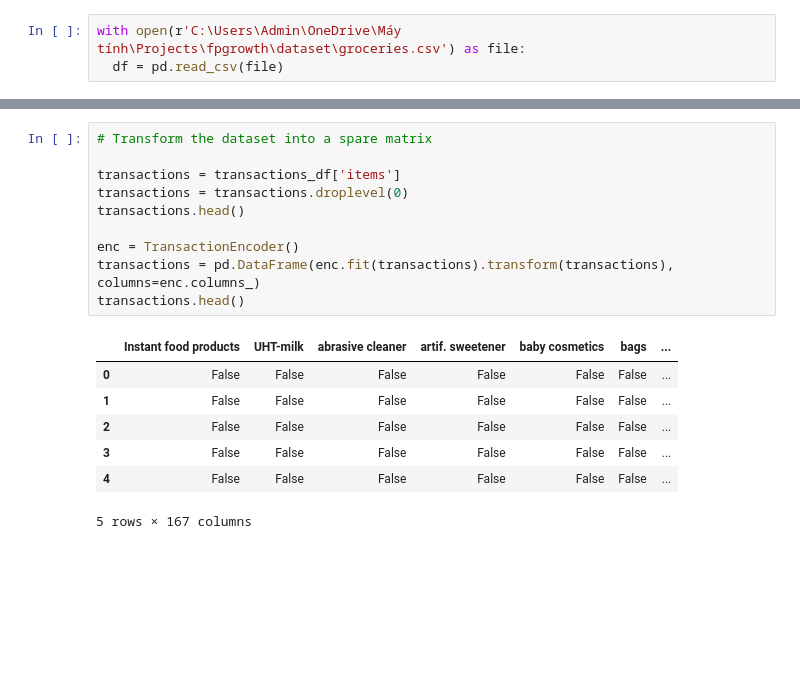
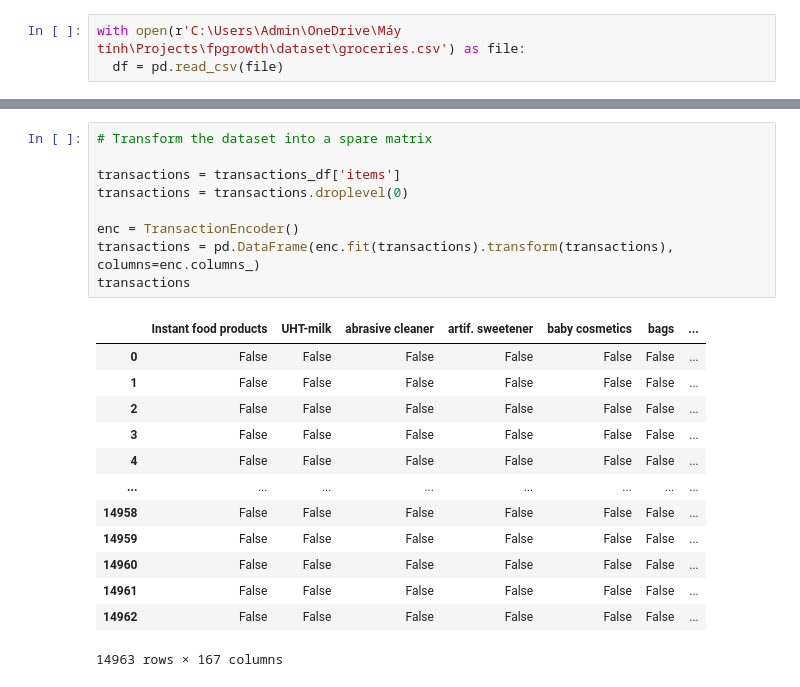
Before and after one commit to Snow31ind/fpgrowth, a Jupyter notebook: analysis/example_2.ipynb, the cells around one changed output, grey strips where cells are left out. Cells and saved outputs as stored; diff of their text form; blank space fills up the shorter version.

```diff
--- a/analysis/example_2.ipynb
+++ b/analysis/example_2.ipynb
@@ -89,19 +125,24 @@ df['items'].value_counts().sort_values(ascending=True).plot(kind='barh', figsize
 # %%
 # Transform the dataset into a spare matrix
 
 transactions = transactions_df['items']
 transactions = transactions.droplevel(0)
-transactions.head()
 
 enc = TransactionEncoder()
 transactions = pd.DataFrame(enc.fit(transactions).transform(transactions), columns=enc.columns_)
-transactions.head()
+transactions
 # %% [output]
 |  | Instant food products | UHT-milk | abrasive cleaner | artif. sweetener | baby cosmetics | bags | ... |
 | 0 | False | False | False | False | False | False | ... |
 | 1 | False | False | False | False | False | False | ... |
 | 2 | False | False | False | False | False | False | ... |
 | 3 | False | False | False | False | False | False | ... |
 | 4 | False | False | False | False | False | False | ... |
+| ... | ... | ... | ... | ... | ... | ... | ... |
+| 14958 | False | False | False | False | False | False | ... |
+| 14959 | False | False | False | False | False | False | ... |
+| 14960 | False | False | False | False | False | False | ... |
+| 14961 | False | False | False | False | False | False | ... |
+| 14962 | False | False | False | False | False | False | ... |
-5 rows × 167 columns
+14963 rows × 167 columns
 # %%
```
Also changed, not shown: parts of 44 cells of this notebook.
